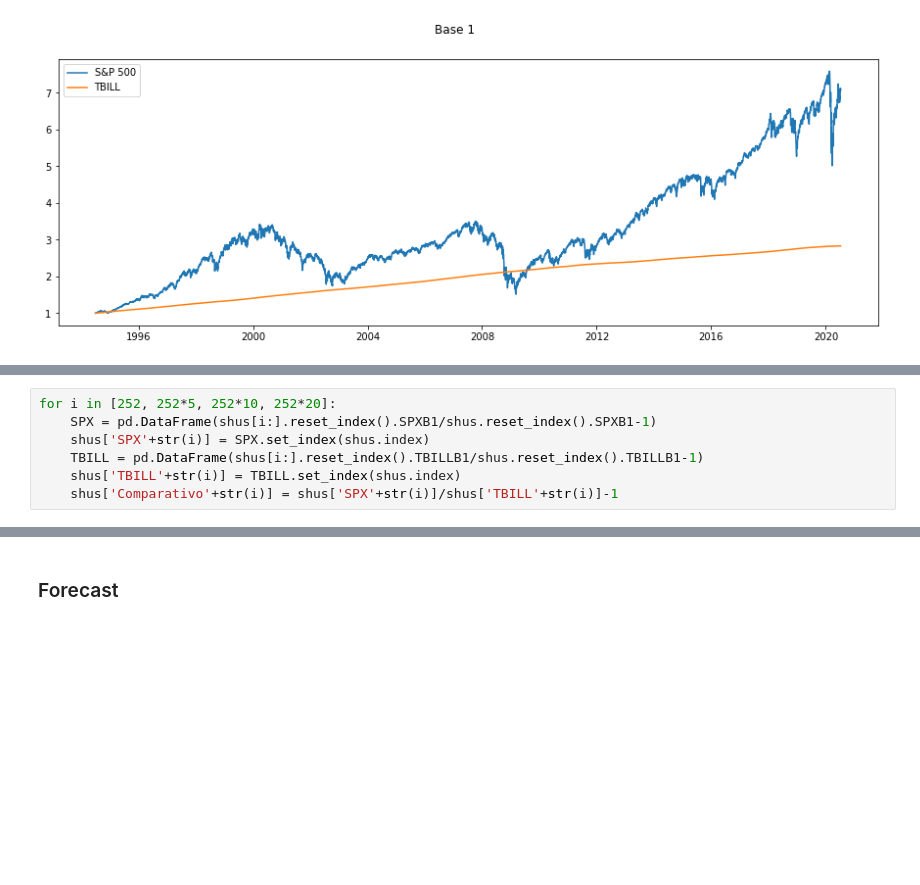
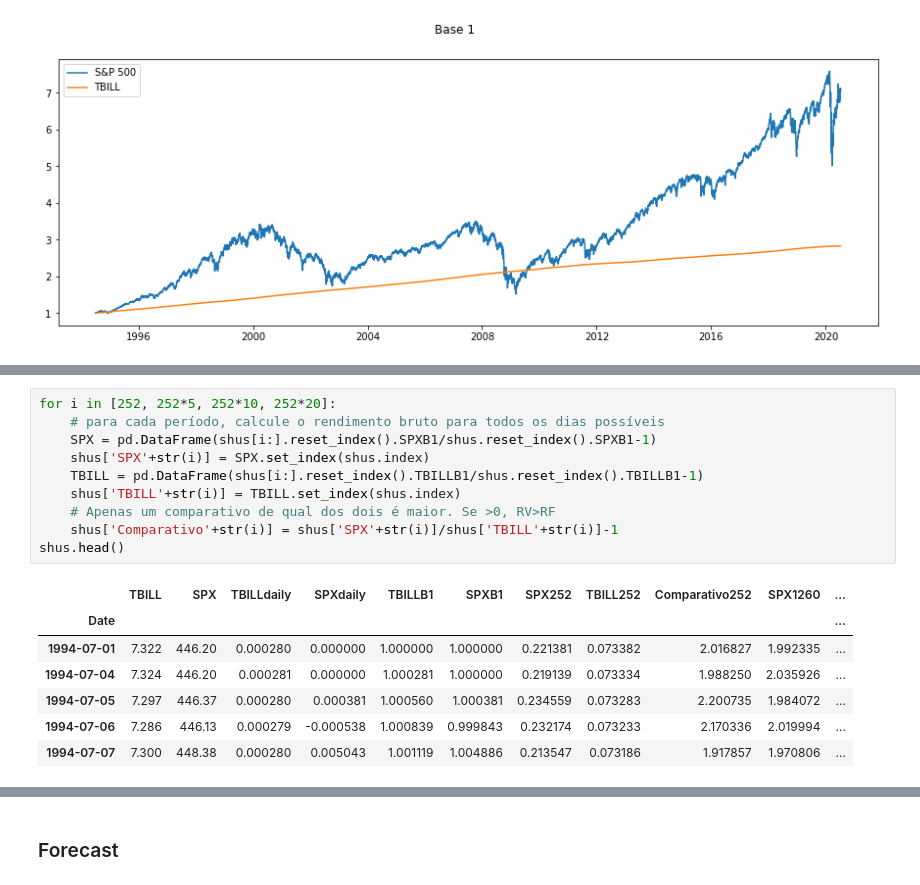
Before and after one commit to Pombalino/FGV, a Jupyter notebook: Trab1Fin2.ipynb, the cells around one changed output, grey strips where cells are left out. Cells and saved outputs as stored; diff of their text form; blank space fills up the shorter version.

```diff
--- a/Trab1Fin2.ipynb
+++ b/Trab1Fin2.ipynb
@@ -51,10 +86,21 @@ for i in [252, 252*5, 252*10, 252*20]:
 # %%
 for i in [252, 252*5, 252*10, 252*20]:
+    # para cada período, calcule o rendimento bruto para todos os dias possíveis
     SPX = pd.DataFrame(shus[i:].reset_index().SPXB1/shus.reset_index().SPXB1-1)
     shus['SPX'+str(i)] = SPX.set_index(shus.index)
     TBILL = pd.DataFrame(shus[i:].reset_index().TBILLB1/shus.reset_index().TBILLB1-1)
     shus['TBILL'+str(i)] = TBILL.set_index(shus.index)
+    # Apenas um comparativo de qual dos dois é maior. Se >0, RV>RF
     shus['Comparativo'+str(i)] = shus['SPX'+str(i)]/shus['TBILL'+str(i)]-1
+shus.head()
+# %% [output]
+|  | TBILL | SPX | TBILLdaily | SPXdaily | TBILLB1 | SPXB1 | SPX252 | TBILL252 | Comparativo252 | SPX1260 | ... |
+| Date |  |  |  |  |  |  |  |  |  |  | ... |
+| 1994-07-01 | 7.322 | 446.20 | 0.000280 | 0.000000 | 1.000000 | 1.000000 | 0.221381 | 0.073382 | 2.016827 | 1.992335 | ... |
+| 1994-07-04 | 7.324 | 446.20 | 0.000281 | 0.000000 | 1.000281 | 1.000000 | 0.219139 | 0.073334 | 1.988250 | 2.035926 | ... |
+| 1994-07-05 | 7.297 | 446.37 | 0.000280 | 0.000381 | 1.000560 | 1.000381 | 0.234559 | 0.073283 | 2.200735 | 1.984072 | ... |
+| 1994-07-06 | 7.286 | 446.13 | 0.000279 | -0.000538 | 1.000839 | 0.999843 | 0.232174 | 0.073233 | 2.170336 | 2.019994 | ... |
+| 1994-07-07 | 7.300 | 448.38 | 0.000280 | 0.005043 | 1.001119 | 1.004886 | 0.213547 | 0.073186 | 1.917857 | 1.970806 | ... |
 # %%
 fig, ax = plt.subplots(2,2,figsize=(15,8))
 ax[0,0].plot(sh.IBOV252, label="IBOVESPA")
```
Also changed, not shown: parts of 10 cells of this notebook.
